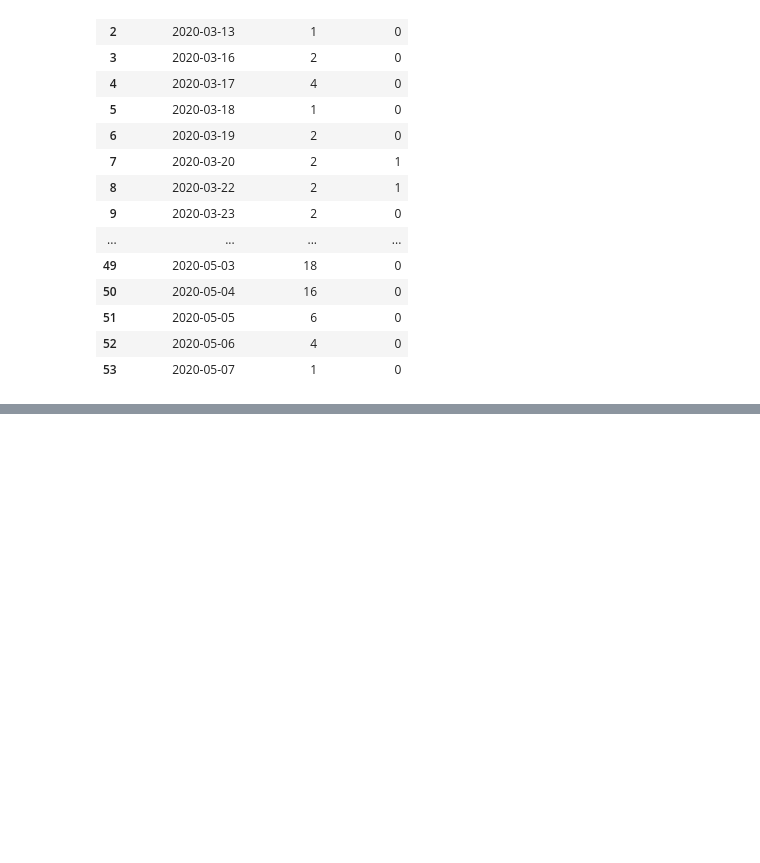
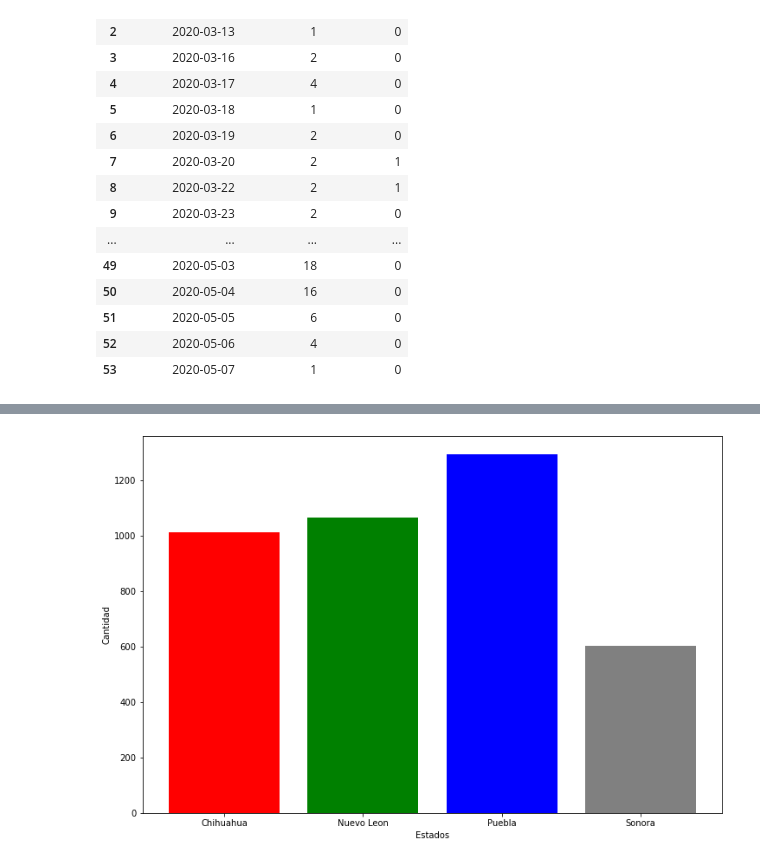
Before and after one commit to mcd-unison/examen-prog, a Jupyter notebook: proyecto_final.ipynb, the cells around one changed output, grey strips where cells are left out. Saved outputs shown, nothing was run; the diff lists cells and outputs as text; code cells hidden in the pictures; blank space fills up the shorter version.

```diff
--- a/proyecto_final.ipynb
+++ b/proyecto_final.ipynb
@@ -84,3 +84,18 @@ hospSonChNLPuAgrupados
 | 1 | Nuevo Leon | 1065 |
 | 2 | Puebla | 1295 |
 | 3 | Sonora | 604 |
+# %%
+#Grafica de barras por estado
+Estados = hospSonChNLPuAgrupados['Estados']
+Hospitalizados = hospSonChNLPuAgrupados['Hospitalizados']
+colorEst=['red', 'green', 'blue', 'gray']
+# Tamaño
+fig, ax = plt.subplots(figsize =(12, 8))
+# Barra horizontal
+ax.bar(Estados, Hospitalizados, color=colorEst)
+plt.xlabel('Estados')
+plt.ylabel('Cantidad')
+plt.title = 'Hopitalizados en CH,SON,PUB,NL'
+plt.savefig('grafica1.png')
+# %% [output]
+[figure, added]
```
Also changed, not shown: parts of 3 cells of this notebook, 5 other files.
